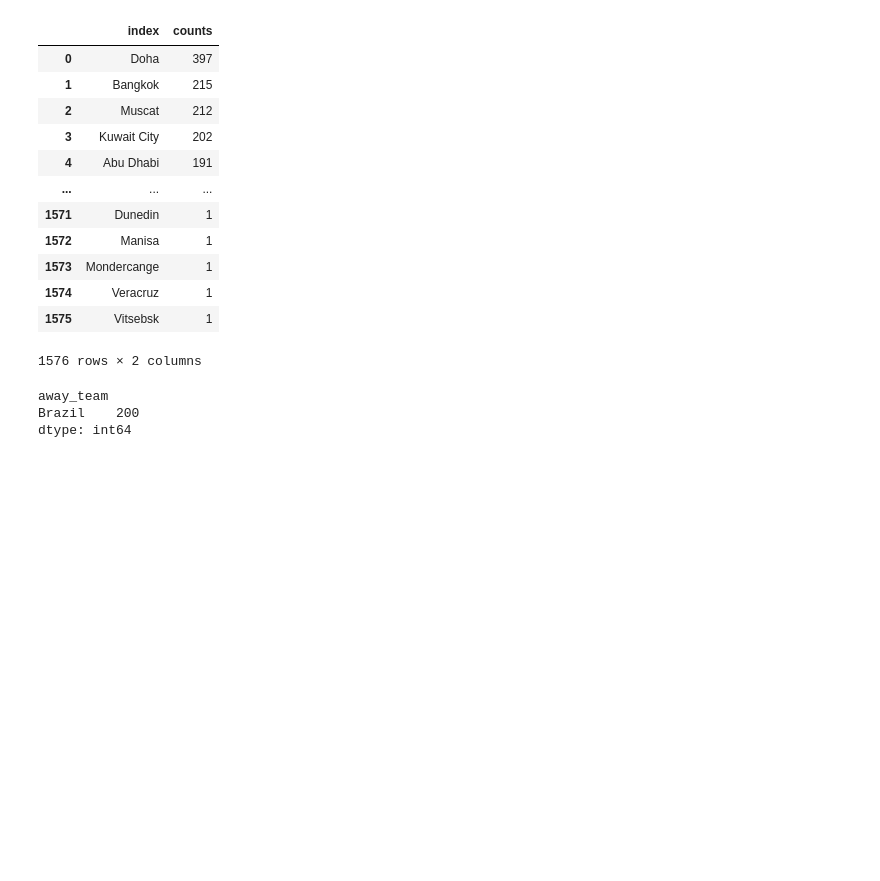
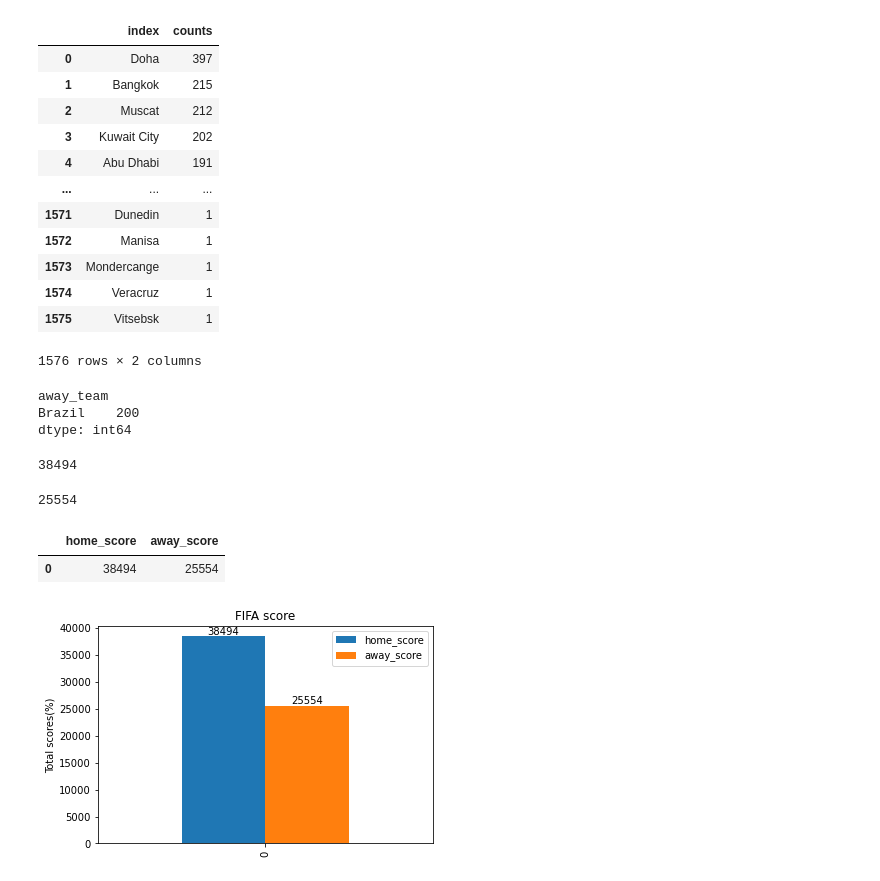
Before and after one commit to Hxu1203/Team-ds, a Jupyter notebook: Hxu-folder/Sport project.ipynb, the cells around one changed output. Saved outputs shown, nothing was run; the diff lists cells and outputs as text; code cells hidden in the pictures; blank space fills up the shorter version.

Commit message:
added score graph

```diff
--- a/Hxu-folder/Sport project.ipynb
+++ b/Hxu-folder/Sport project.ipynb
@@ -276,3 +276,35 @@ BR_away_game
 away_team
 Brazil    200
 dtype: int64
+# %%
+#total scores from home team
+home_score = fifa_df.groupby('home_team')['home_team_score'].sum()
+home_score = home_score.sum()
+home_score
+# %% [output]
+38494
+# %%
+#total scores from away team
+away_score = fifa_df.groupby('away_team')['away_team_score'].sum()
+away_score = away_score.sum()
+away_score
+# %% [output]
+25554
+# %%
+#create a score dataframe
+score_df = pd.DataFrame({'home_score':home_score,'away_score':away_score},index=[0])
+score_df
+# %% [output]
+|  | home_score | away_score |
+| 0 | 38494 | 25554 |
+# %%
+
+p1=score_df.plot(kind='bar')
+
+plt.title("FIFA score")
+plt.ylabel('Total scores(%)')
+plt.bar_label(p1.containers[0], fmt='%d')
+plt.bar_label(p1.containers[1], fmt='%d')
+plt.show()
+# %% [output]
+[figure, added]
```
Also changed, not shown: parts of 1 cell of this notebook.
